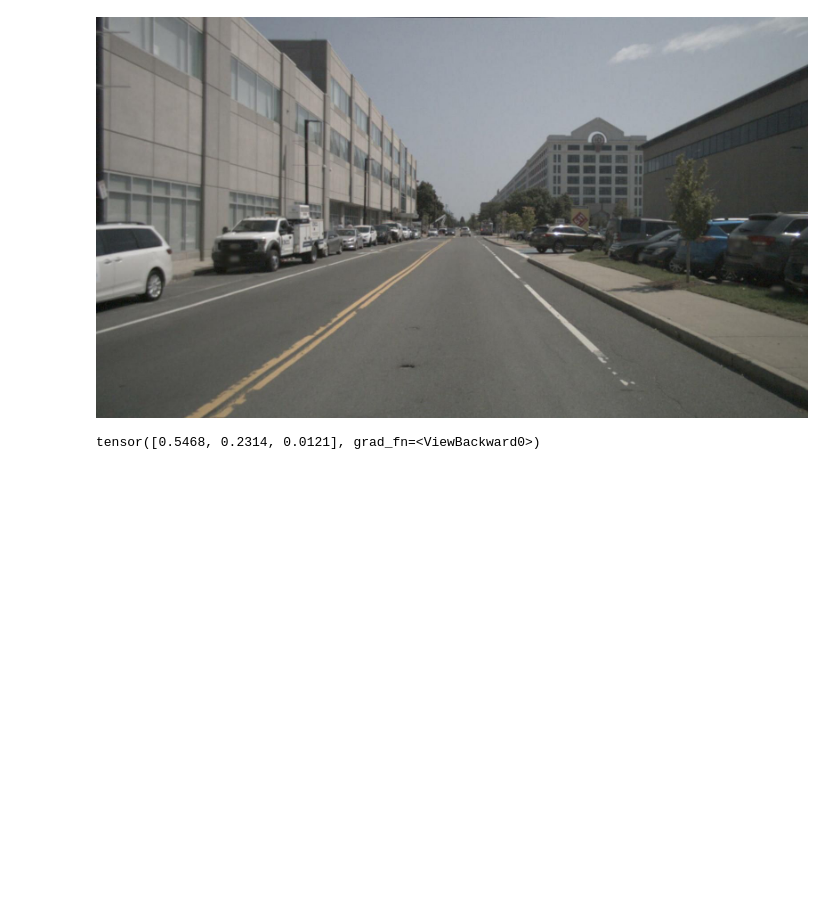
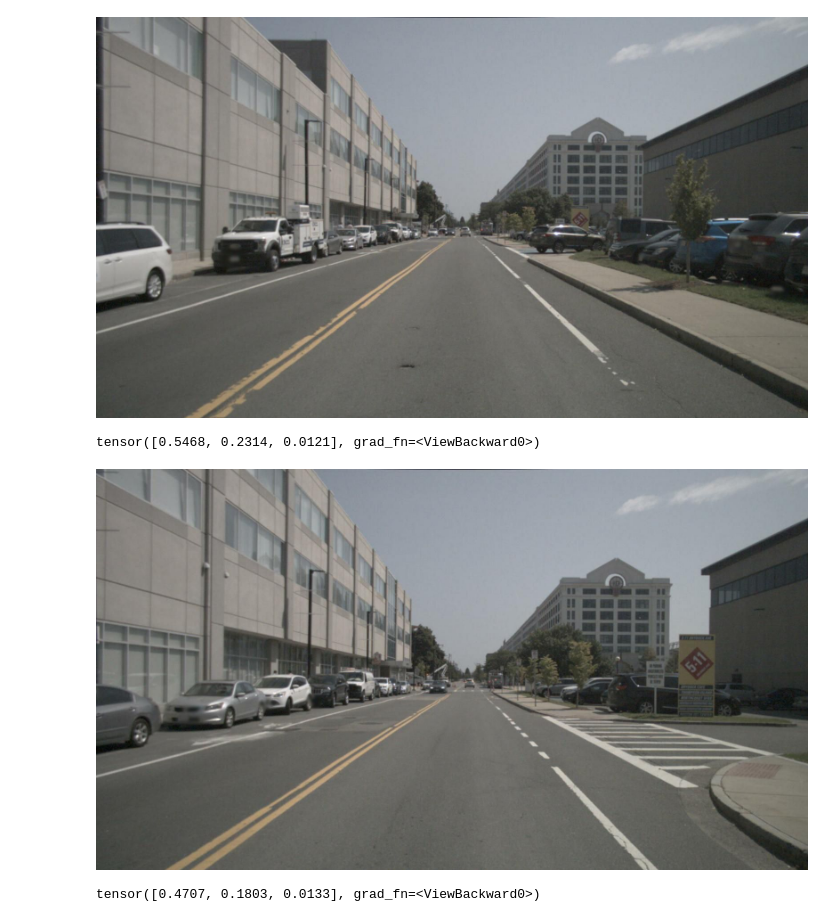
Before and after one commit to Slugbotics/cruz-control, a Jupyter notebook: nuscenes/lane_following/nuscenes_model_v1.1.ipynb, the cells around one changed output. Cells and saved outputs as stored; diff of their text form; code cells hidden in the pictures; blank space fills up the shorter version.

Commit message:
Added more visualization in notebook

```diff
--- a/nuscenes/lane_following/nuscenes_model_v1.1.ipynb
+++ b/nuscenes/lane_following/nuscenes_model_v1.1.ipynb
@@ -395,3 +537,21 @@ model.eval()
 model(image_tensor)
 # %% [output]
 tensor([0.5468, 0.2314, 0.0121], grad_fn=<ViewBackward0>)
+# %%
+my_sample = nusc.get('sample', my_sample['next'])
+my_sample = nusc.get('sample', my_sample['next'])
+my_sample = nusc.get('sample', my_sample['next'])
+my_sample = nusc.get('sample', my_sample['next'])
+my_sample = nusc.get('sample', my_sample['next'])
+sensor = 'CAM_FRONT'
+cam_front_data = nusc.get('sample_data', my_sample['data'][sensor])
+current_image_path = PATH+"/"+cam_front_data['filename']
+img = Image.open(current_image_path)
+image_tensor = transform(img)
+IPImage(filename=current_image_path)
+# %% [output]
+[figure, added]
+# %%
+model(image_tensor)
+# %% [output]
+tensor([0.4707, 0.1803, 0.0133], grad_fn=<ViewBackward0>)
```
Also changed, not shown: parts of 22 cells of this notebook.
